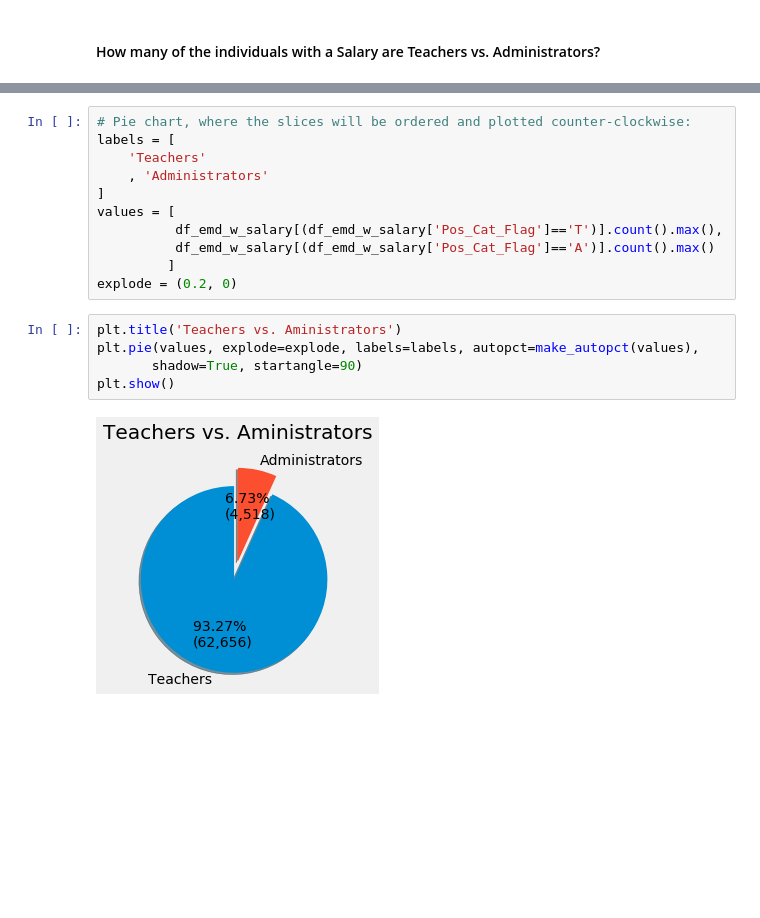
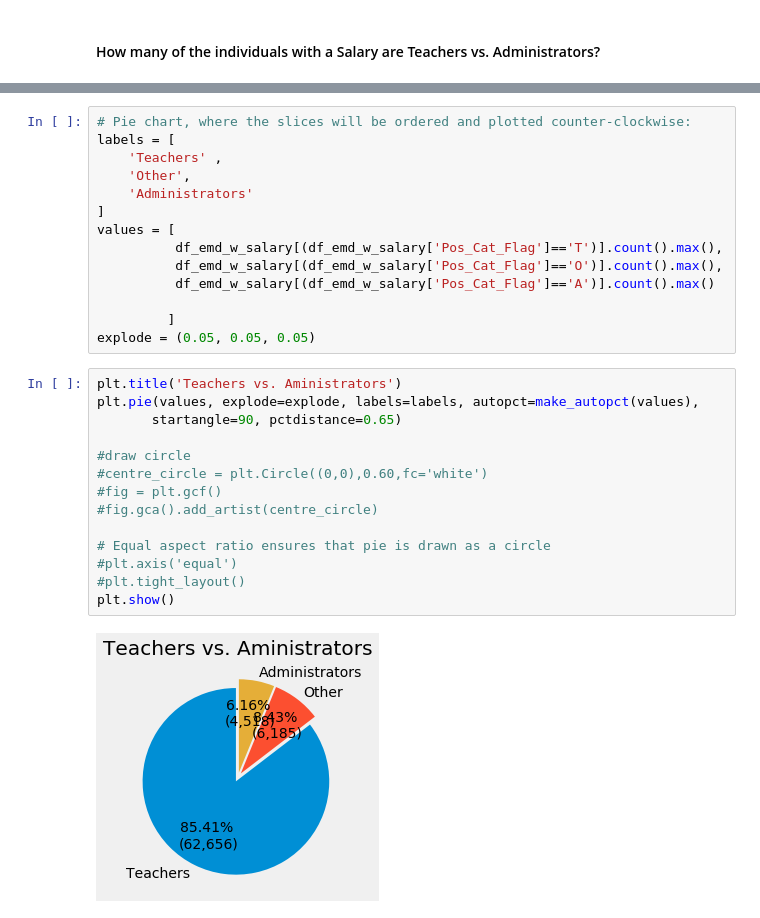
Before and after one commit to j-buss/wi-dpi, a Jupyter notebook: blog/1_A_High_Level.ipynb, the cells around one changed output, grey strips where cells are left out. Saved outputs shown, nothing was run; the diff lists cells and outputs as text; blank space fills up the shorter version.

```diff
--- a/blog/1_A_High_Level.ipynb
+++ b/blog/1_A_High_Level.ipynb
@@ -133,18 +135,30 @@ df_emd_w_salary[(df_emd_w_salary['Pos_Cat_Flag']=='A')].count().max()
 # %%
 # Pie chart, where the slices will be ordered and plotted counter-clockwise:
 labels = [
-    'Teachers'
-    , 'Administrators'
+    'Teachers' ,
+    'Other',
+    'Administrators'
 ]
 values = [
           df_emd_w_salary[(df_emd_w_salary['Pos_Cat_Flag']=='T')].count().max(),
+          df_emd_w_salary[(df_emd_w_salary['Pos_Cat_Flag']=='O')].count().max(),
           df_emd_w_salary[(df_emd_w_salary['Pos_Cat_Flag']=='A')].count().max()
+
          ]
-explode = (0.2, 0)
+explode = (0.05, 0.05, 0.05)
 # %%
 plt.title('Teachers vs. Aministrators')
 plt.pie(values, explode=explode, labels=labels, autopct=make_autopct(values),
-       shadow=True, startangle=90)
+       startangle=90, pctdistance=0.65)
+
+#draw circle
+#centre_circle = plt.Circle((0,0),0.60,fc='white')
+#fig = plt.gcf()
+#fig.gca().add_artist(centre_circle)
+
+# Equal aspect ratio ensures that pie is drawn as a circle
+#plt.axis('equal')
+#plt.tight_layout()
 plt.show()
 # %% [output]
-[figure, old version]
+[figure, new version]
```
Also changed, not shown: parts of 5 cells of this notebook.
